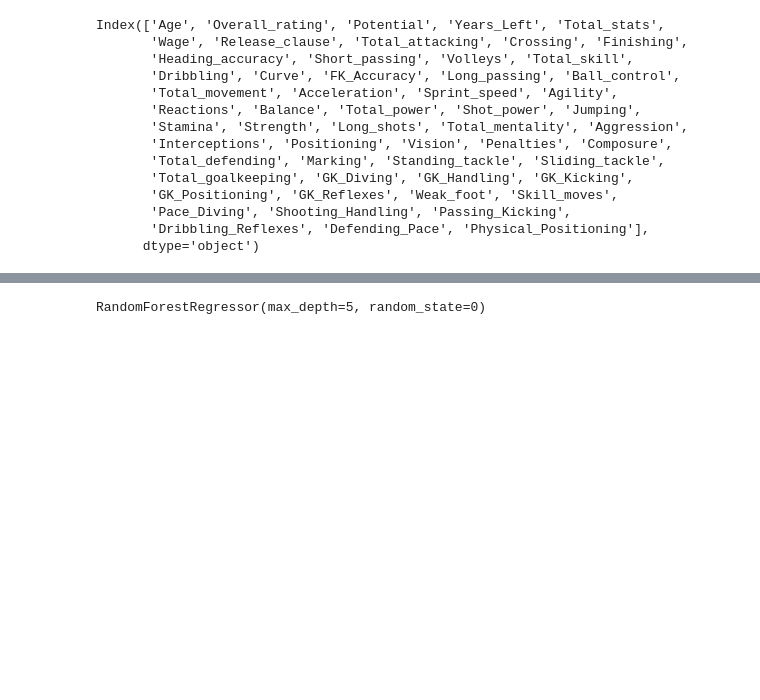
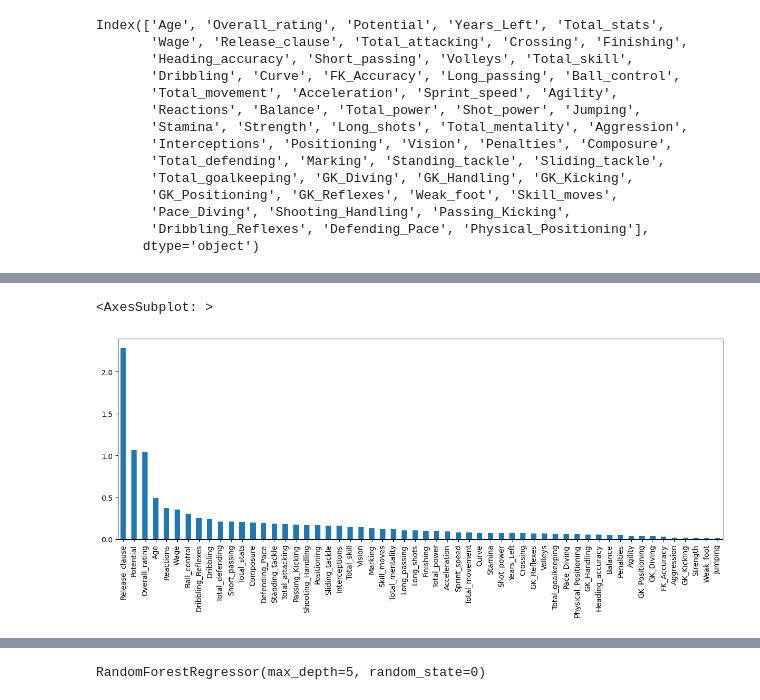
Before and after one commit to aymankhan2003/Market-Value-Predictor, a Jupyter notebook: Project.ipynb, the cells around one changed output, grey strips where cells are left out. Cells and saved outputs as stored; diff of their text form; code cells hidden in the pictures; blank space fills up the shorter version.

```diff
--- a/Project.ipynb
+++ b/Project.ipynb
@@ -230,10 +6,10 @@ krr.score(X_test_at, y_test_at)
 # %% [markdown]
 # Market Value Model
 # %%
-all_players = pd.read_csv("upd_pldata.csv")
-all_data = all_players.dropna()
+value_all_players = pd.read_csv("upd_pldata.csv")
+value_all_data = value_all_players.dropna()
 # %%
-all_players.columns = all_players.columns.str.replace('.', '_')
-all_players.columns = all_players.columns.str.replace('___', '_')
-all_players.columns = all_players.columns.str.replace(' ', '_')
+value_all_players.columns = value_all_players.columns.str.replace('.', '_')
+value_all_players.columns = value_all_players.columns.str.replace('___', '_')
+value_all_players.columns = value_all_players.columns.str.replace(' ', '_')
 # %%
@@ -315,0 +92,4 @@ Index(['Age', 'Overall_rating', 'Potential', 'Years_Left', 'Total_stats',
+# %%
+from sklearn.feature_selection import mutual_info_regression
+mutual_info = mutual_info_regression(X_train_value, y_train_value)
+mutual_info
@@ -315,0 +109,9 @@ Index(['Age', 'Overall_rating', 'Potential', 'Years_Left', 'Total_stats',
+# %%
+mutual_info = pd.Series(mutual_info)
+mutual_info.index = X_train_value.columns
+ordered_mutual_info = mutual_info.sort_values(ascending=False)
+# %%
+mutual_info.sort_values(ascending=False).plot.bar(figsize=(15,5))
+# %% [output]
+<AxesSubplot: >
+[figure, added]
```
Also changed, not shown: parts of 100 cells of this notebook.
